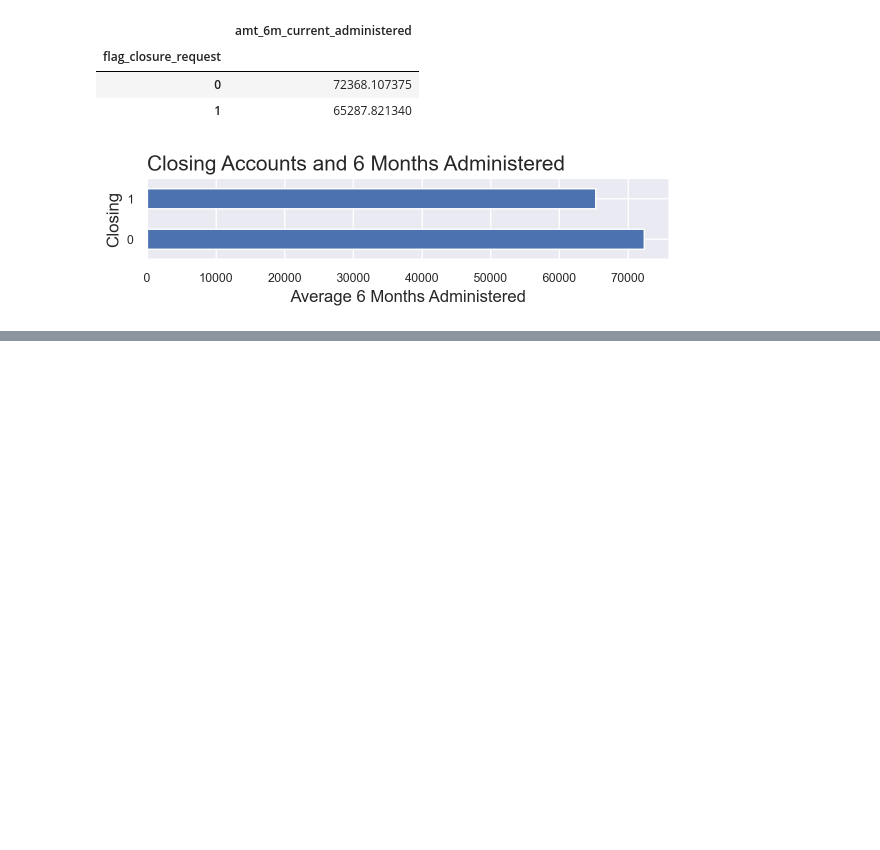
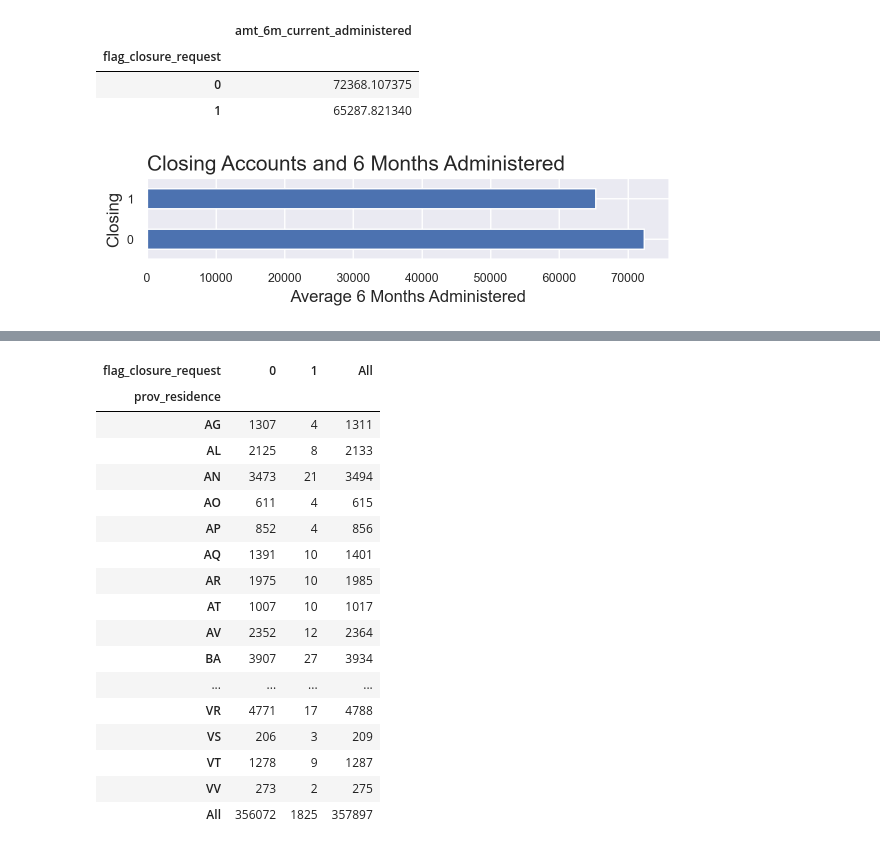
Before and after one commit to fedfioravanti/Bank-Churn-Prediction, a Jupyter notebook: notebooks/Bank-Churn-01-Intro-EDA.ipynb, the cells around one changed output, grey strips where cells are left out. Saved outputs shown, nothing was run; the diff lists cells and outputs as text; code cells hidden in the pictures; blank space fills up the shorter version.

```diff
--- a/notebooks/Bank-Churn-01-Intro-EDA.ipynb
+++ b/notebooks/Bank-Churn-01-Intro-EDA.ipynb
@@ -1061,0 +1119,25 @@ The 11 tables will be exported as **CSV** files, which will be used to create a
+# %%
+prov_residence_ctab = pd.crosstab(df['prov_residence'],
+                                 df['flag_closure_request'],
+                                 margins = True)
+
+prov_residence_ctab
+# %% [output]
+| flag_closure_request | 0 | 1 | All |
+| prov_residence |  |  |  |
+| AG | 1307 | 4 | 1311 |
+| AL | 2125 | 8 | 2133 |
+| AN | 3473 | 21 | 3494 |
+| AO | 611 | 4 | 615 |
+| AP | 852 | 4 | 856 |
+| AQ | 1391 | 10 | 1401 |
+| AR | 1975 | 10 | 1985 |
+| AT | 1007 | 10 | 1017 |
+| AV | 2352 | 12 | 2364 |
+| BA | 3907 | 27 | 3934 |
+| ... | ... | ... | ... |
+| VR | 4771 | 17 | 4788 |
+| VS | 206 | 3 | 209 |
+| VT | 1278 | 9 | 1287 |
+| VV | 273 | 2 | 275 |
+| All | 356072 | 1825 | 357897 |
```
Also changed, not shown: parts of 21 cells of this notebook.
